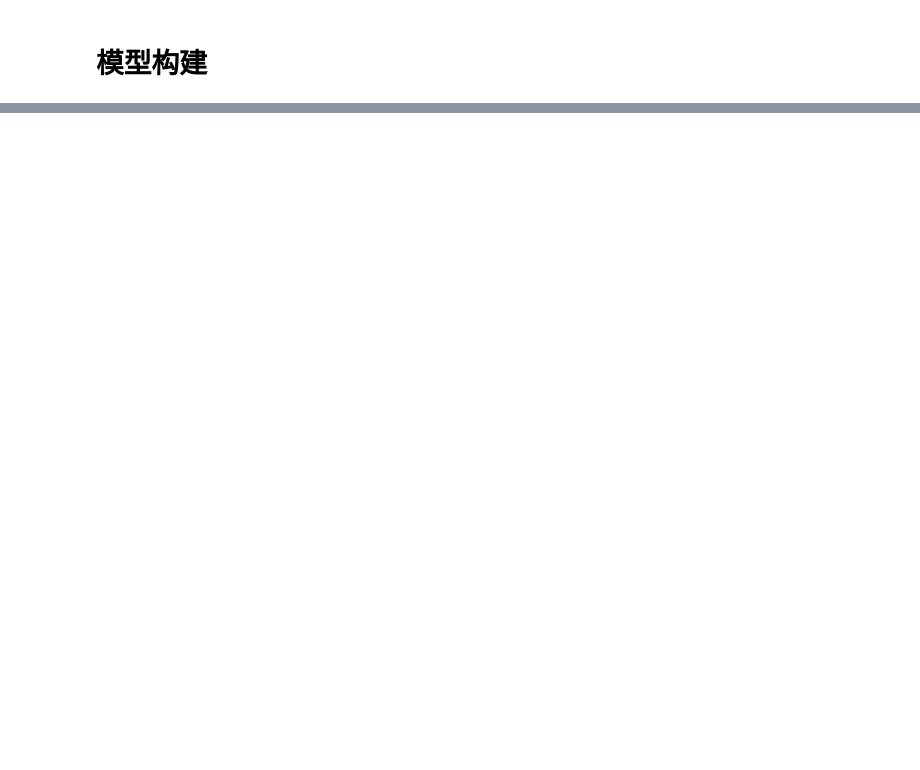
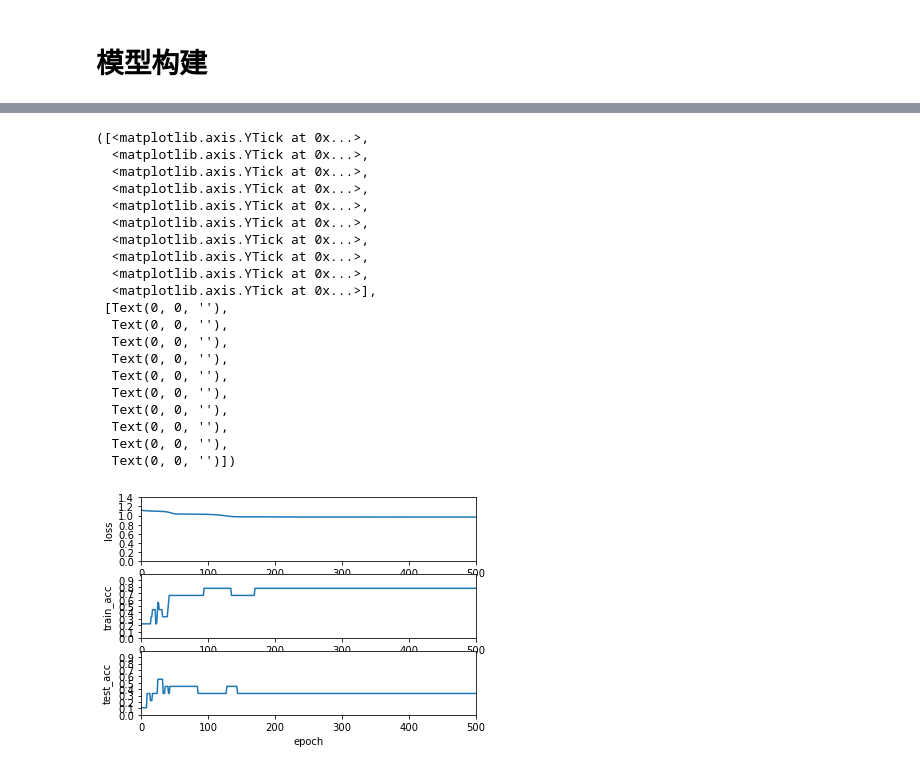
Before and after one commit to Phoenix-Shen/GNN_Learning, a Jupyter notebook: GNNConstruction.ipynb, the cells around one changed output, grey strips where cells are left out. Cells and saved outputs as stored; diff of their text form; code cells hidden in the pictures; blank space fills up the shorter version.

Commit message:
feat: :sparkles: the graph neural network (training function)

```diff
--- a/GNNConstruction.ipynb
+++ b/GNNConstruction.ipynb
@@ -54,7 +55,7 @@ nx.draw(G, with_labels=True, font_weight='bold',
 # %% [markdown]
 # 模型构建
 # %%
-class Xi(nn.module):
+class Xi(nn.Module):
     """
     实现Xi函数，输入一个batch的相邻节点特征向量对ln，返回的是s*s的A矩阵
     """
@@ -194,0 +296,6 @@ class OriLinearGNN(nn.Module):
+# %%
+train_loss, train_acc, test_acc = train(node_list=list(map(lambda x: x[0], N)),
+                                        edge_list=E,
+                                        label_list=list(
+                                            map(lambda x: x[1], N)),
+                                        T=5)
@@ -194,0 +320,50 @@ class OriLinearGNN(nn.Module):
+# %%
+epochs = len(train_loss)
+plt.figure()
+# 画出train_loss
+plt.subplot(3, 1, 1)
+plt.plot(range(epochs), train_loss)
+plt.xlim((0, epochs))    # 设置x轴的范围
+plt.ylabel('loss')      # 设置y周标签
+plt.yticks(np.arange(0, 1.5, 0.2))  # 设置y轴刻度
+
+# 画出train_acc
+plt.subplot(3, 1, 2)
+plt.plot(range(epochs), train_acc)
+plt.xlim((0, epochs))
+plt.ylim((0, 1))
+plt.ylabel('train_acc')
+plt.yticks(np.arange(0, 1, 0.1))
+# 画出test_acc
+plt.subplot(3, 1, 3)
+plt.plot(range(epochs), test_acc)
+plt.xlim((0, epochs))
+plt.ylim((0, 1))
+plt.xlabel('epoch')
+plt.ylabel('test_acc')
+plt.yticks(np.arange(0, 1, 0.1))
+
+# 保存图片
+# plt.savefig("./images/result.png")
+# %% [output]
+([<matplotlib.axis.YTick at 0x...>,
+  <matplotlib.axis.YTick at 0x...>,
+  <matplotlib.axis.YTick at 0x...>,
+  <matplotlib.axis.YTick at 0x...>,
+  <matplotlib.axis.YTick at 0x...>,
+  <matplotlib.axis.YTick at 0x...>,
+  <matplotlib.axis.YTick at 0x...>,
+  <matplotlib.axis.YTick at 0x...>,
+  <matplotlib.axis.YTick at 0x...>,
+  <matplotlib.axis.YTick at 0x...>],
+ [Text(0, 0, ''),
+  Text(0, 0, ''),
+  Text(0, 0, ''),
+  Text(0, 0, ''),
+  Text(0, 0, ''),
+  Text(0, 0, ''),
+  Text(0, 0, ''),
+  Text(0, 0, ''),
+  Text(0, 0, ''),
+  Text(0, 0, '')])
+[figure, added]
```
Also changed, not shown: parts of 5 cells of this notebook, 1 other file.
